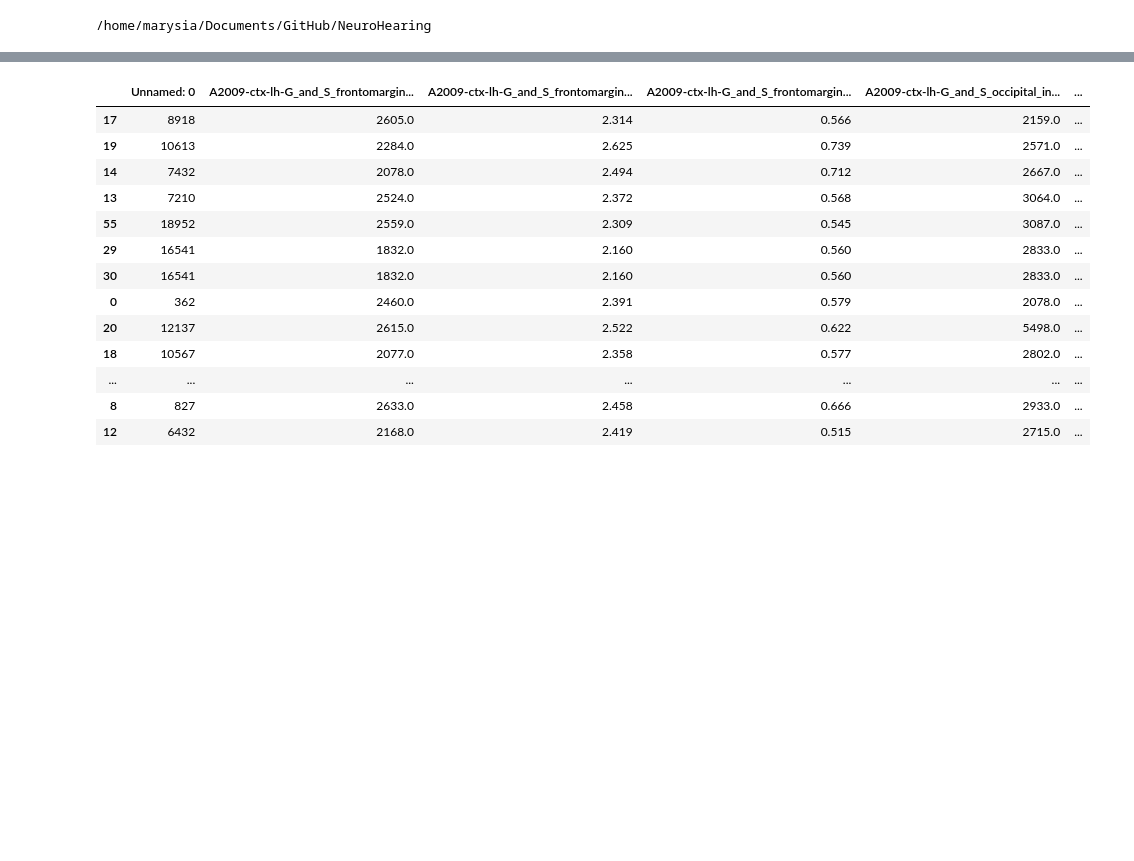
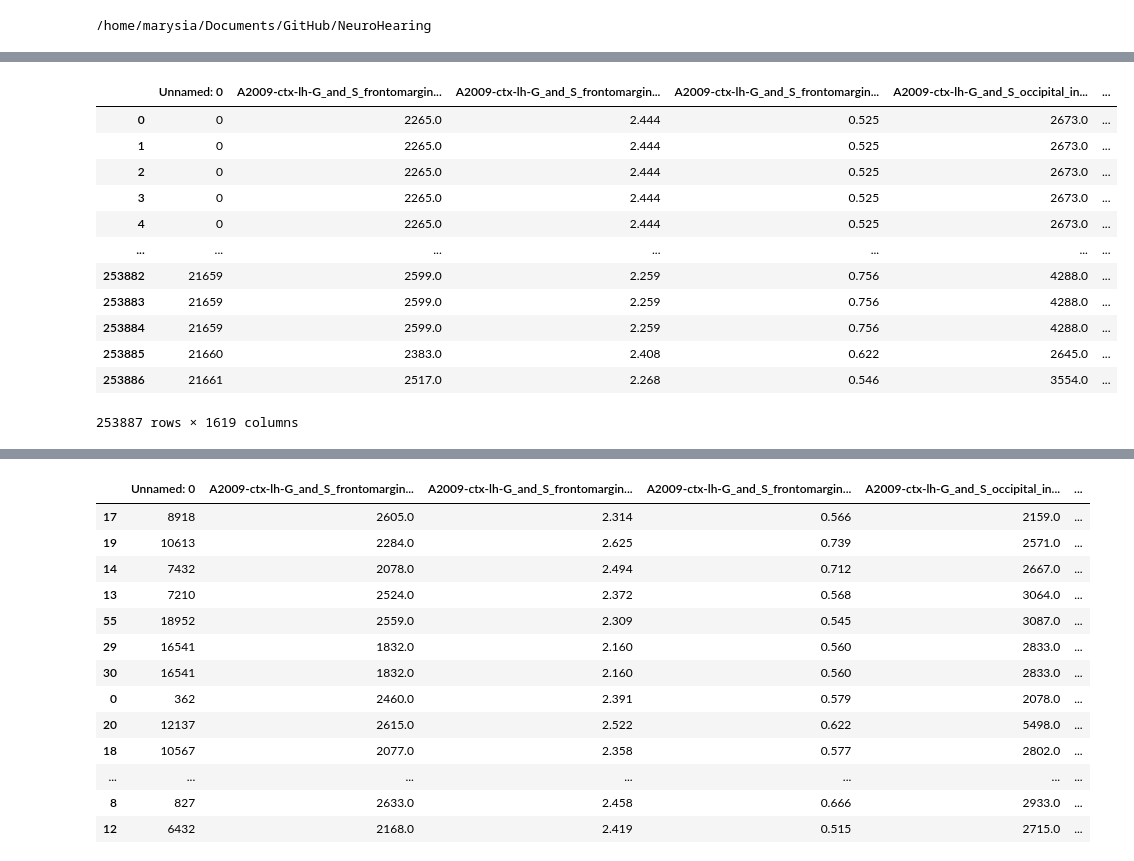
Before and after one commit to maria0026/NeuroHearing, a Jupyter notebook: notebooks/data_info.ipynb, the cells around one changed output, grey strips where cells are left out. Cells and saved outputs as stored; diff of their text form; code cells hidden in the pictures; blank space fills up the shorter version.

```diff
--- a/notebooks/data_info.ipynb
+++ b/notebooks/data_info.ipynb
@@ -59,0 +62,18 @@ data_audiometry
+# %%
+data = pd.merge(data_mri, data_audiometry, on="PESEL")
+# %%
+data
+# %% [output]
+|  | Unnamed: 0 | A2009-ctx-lh-G_and_S_frontomargin... | A2009-ctx-lh-G_and_S_frontomargin... | A2009-ctx-lh-G_and_S_frontomargin... | A2009-ctx-lh-G_and_S_occipital_in... | ... |
+| 0 | 0 | 2265.0 | 2.444 | 0.525 | 2673.0 | ... |
+| 1 | 0 | 2265.0 | 2.444 | 0.525 | 2673.0 | ... |
+| 2 | 0 | 2265.0 | 2.444 | 0.525 | 2673.0 | ... |
+| 3 | 0 | 2265.0 | 2.444 | 0.525 | 2673.0 | ... |
+| 4 | 0 | 2265.0 | 2.444 | 0.525 | 2673.0 | ... |
+| ... | ... | ... | ... | ... | ... | ... |
+| 253882 | 21659 | 2599.0 | 2.259 | 0.756 | 4288.0 | ... |
+| 253883 | 21659 | 2599.0 | 2.259 | 0.756 | 4288.0 | ... |
+| 253884 | 21659 | 2599.0 | 2.259 | 0.756 | 4288.0 | ... |
+| 253885 | 21660 | 2383.0 | 2.408 | 0.622 | 2645.0 | ... |
+| 253886 | 21661 | 2517.0 | 2.268 | 0.546 | 3554.0 | ... |
+253887 rows × 1619 columns
```
Also changed, not shown: parts of 6 cells of this notebook.
